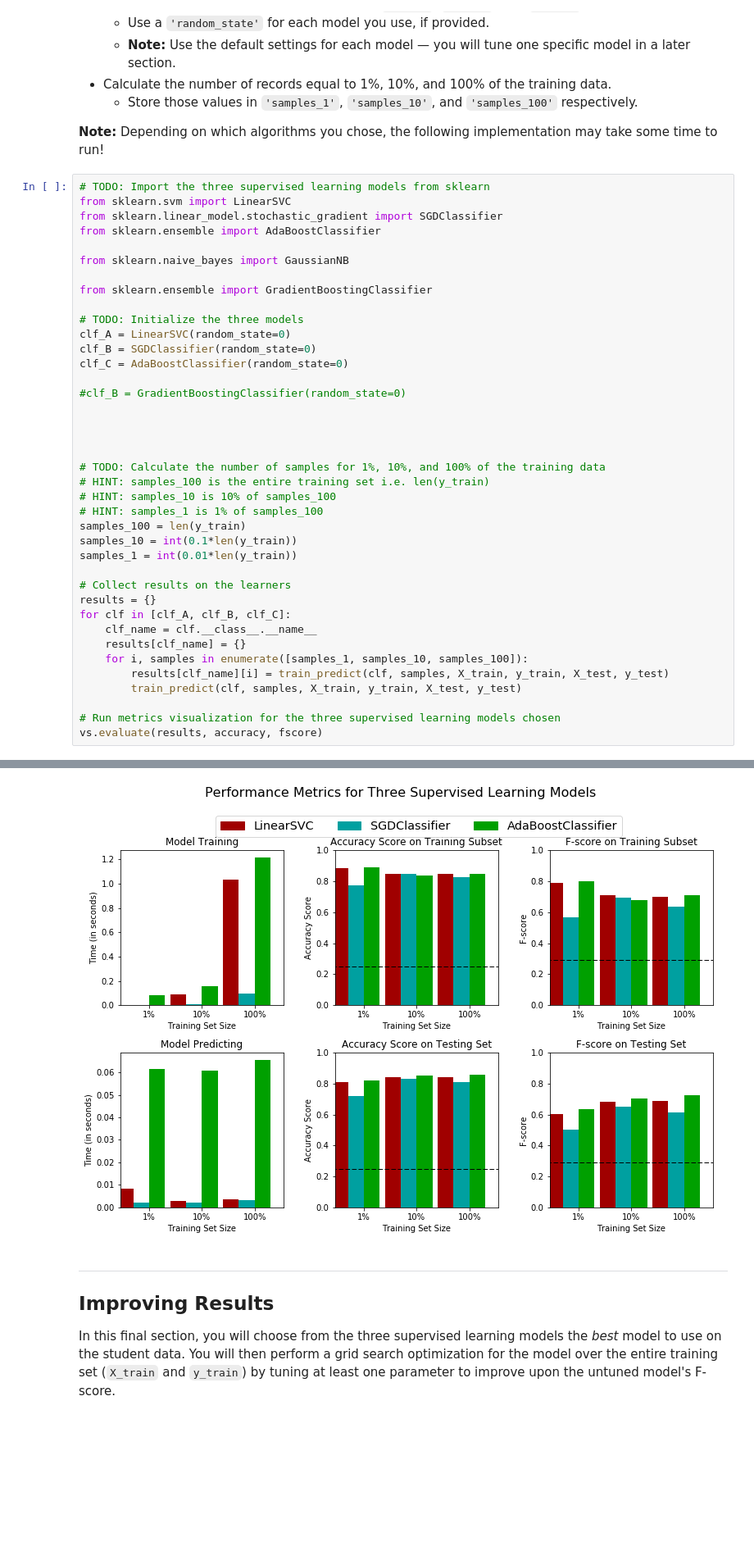
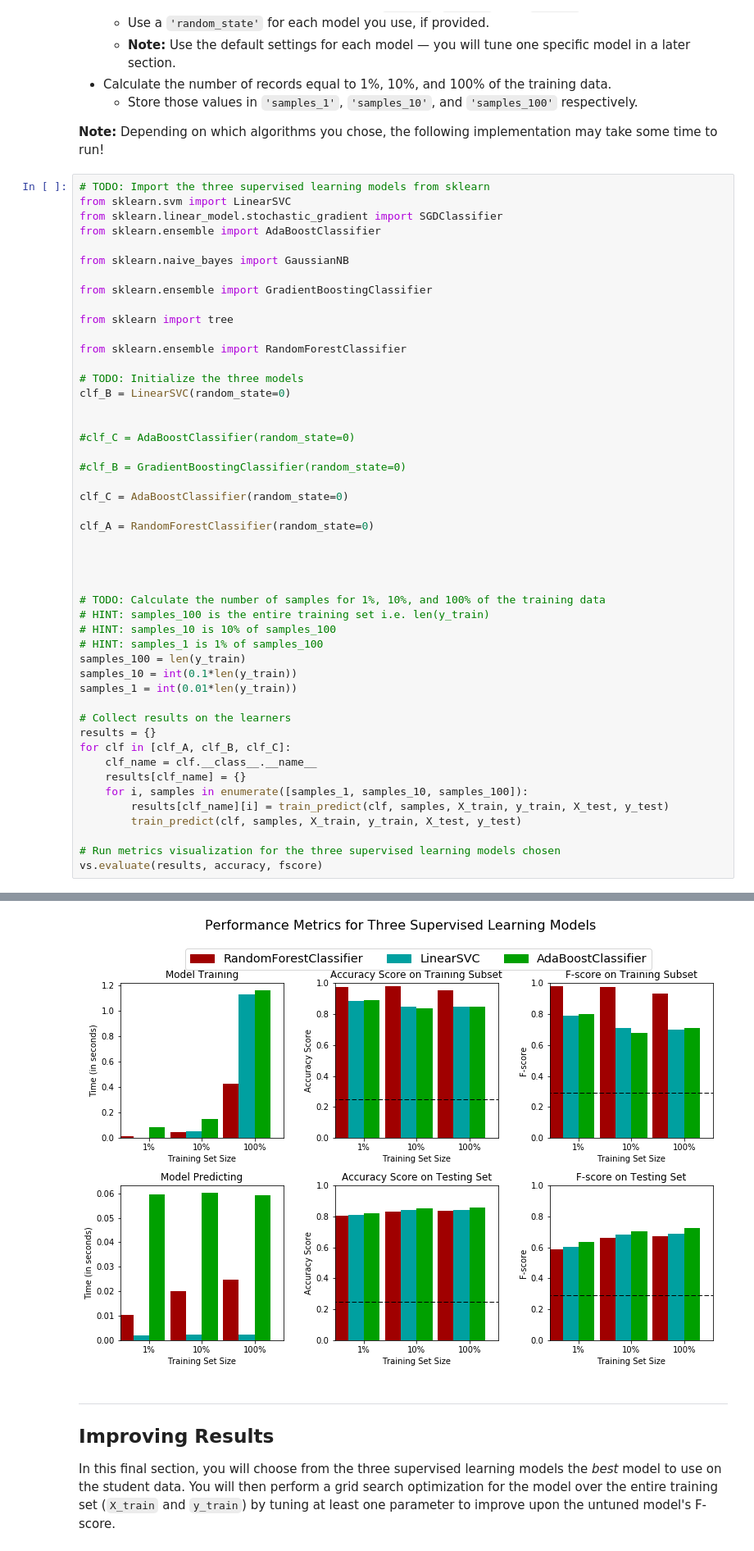
Before and after one commit to rodsveiga/machine-learning, a Jupyter notebook: projects/finding_donors/finding_donors.ipynb, the cells around one changed output, grey strips where cells are left out. Shown at 82% size. Saved outputs shown, nothing was run; the diff lists cells and outputs as text; blank space fills up the shorter version.

```diff
--- a/projects/finding_donors/finding_donors.ipynb
+++ b/projects/finding_donors/finding_donors.ipynb
@@ -459,12 +504,21 @@ from sklearn.naive_bayes import GaussianNB
 
 from sklearn.ensemble import GradientBoostingClassifier
 
+from sklearn import tree
+
+from sklearn.ensemble import RandomForestClassifier
+
 # TODO: Initialize the three models
-clf_A = LinearSVC(random_state=0)
-clf_B = SGDClassifier(random_state=0)
+clf_B = LinearSVC(random_state=0)
+
+
+#clf_C = AdaBoostClassifier(random_state=0)
+
+#clf_B = GradientBoostingClassifier(random_state=0)
+
 clf_C = AdaBoostClassifier(random_state=0)
 
-#clf_B = GradientBoostingClassifier(random_state=0)
+clf_A = RandomForestClassifier(random_state=0)
 
 
 
@@ -504,10 +558,10 @@ SGDClassifier trained on 36177 samples.
 AdaBoostClassifier trained on 361 samples.
 AdaBoostClassifier trained on 361 samples.
 AdaBoostClassifier trained on 3617 samples.
 AdaBoostClassifier trained on 3617 samples.
 AdaBoostClassifier trained on 36177 samples.
 AdaBoostClassifier trained on 36177 samples.
-[figure, old version]
+[figure, new version]
 # %% [markdown]
 ----
 ## Improving Results
```
Also changed, not shown: parts of 5 cells of this notebook.
